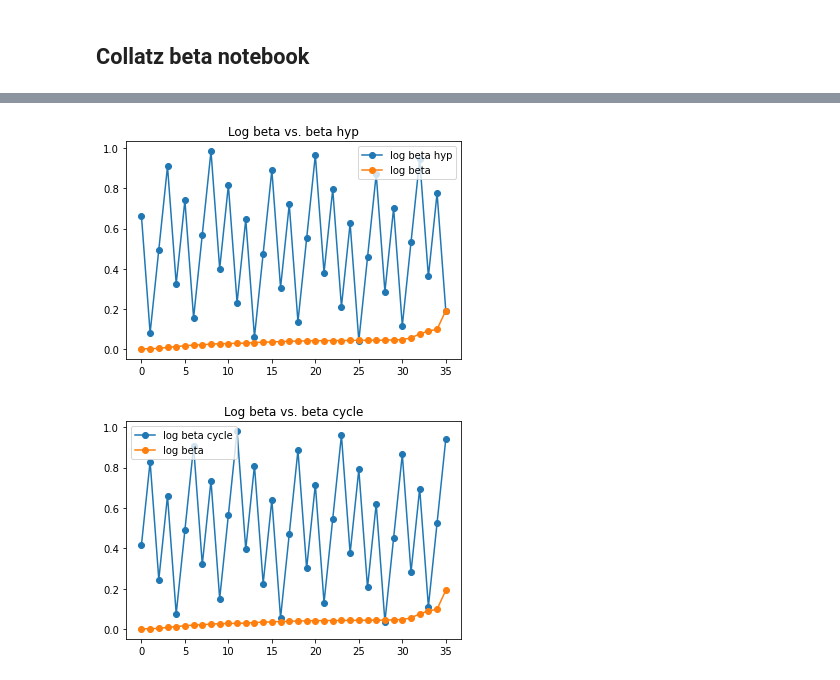
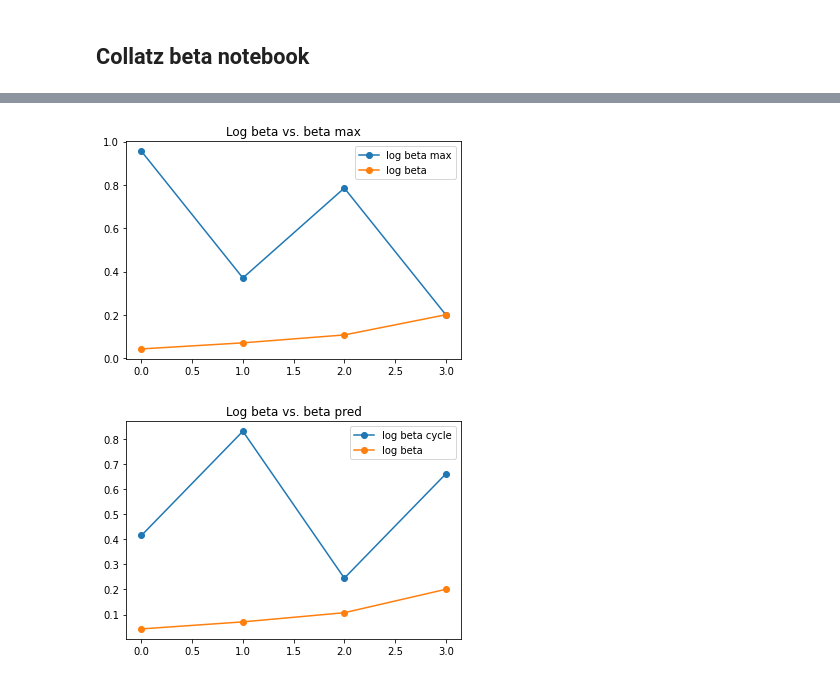
Before and after one commit to c4ristian/collatz, a Jupyter notebook: notebooks/beta.ipynb, the cells around one changed output, grey strips where cells are left out. Drawn from its saved outputs; the diff is of its cells as text; code cells hidden in the pictures.

```diff
--- a/notebooks/beta.ipynb
+++ b/notebooks/beta.ipynb
@@ -12,6 +12,7 @@ import sys
 sys.path.append("..")
 
 # Imports
+from fractions import Fraction
 import random as rnd
 import matplotlib.pyplot as plt
 from math import log2
@@ -22,14 +23,14 @@ from collatz import generator as gen
 
 # Configuration
 k = 3
-max_value = 1001
+max_value = 101
 max_iterations = 300
 start_value = rnd.randint(1, max_value)
 
 if start_value % 2 == 0:
     start_value = start_value + 1
 
-# start_value = 27
+# start_value = 1
 
 pd.set_option('display.expand_frame_repr', False)
 pd.set_option('display.max_rows', 10000)
@@ -58,26 +59,39 @@ analysis_frame["alpha_max"] = analysis_frame["alpha_max"].astype('int64') + 1
 analysis_frame["beta_i"] = 1 + 1/(k*analysis_frame["collatz"])
 analysis_frame["beta"] = analysis_frame["beta_i"].cumprod()
 analysis_frame["beta_log"] = analysis_frame["beta"].apply(log2)
-analysis_frame["beta_log_hyp"] = analysis_frame["alpha_max"] - \
+analysis_frame["beta_log_max"] = analysis_frame["alpha_max"] - \
                              analysis_frame["n"] * log2(k) - log2(start_value)
 
-analysis_frame["beta_log_cycle"] = (analysis_frame["n"] * log2(k)).astype('int64') + 1 - \
+analysis_frame["beta_log_pred"] = (analysis_frame["n"] * log2(k)).astype('int64') + 1 - \
                                    analysis_frame["n"] * log2(k)
 
-analysis_frame["beta_hyp"] = 2**analysis_frame["beta_log_hyp"]
+analysis_frame["beta_max"] = 2**analysis_frame["beta_log_max"]
+analysis_frame["beta_pred"] = 2**analysis_frame["beta_log_pred"]
 
-analysis_frame["beta_log_diff"] = \
-    (analysis_frame["beta_log_hyp"] - analysis_frame["beta_log"]).round(5)
+analysis_frame["beta_frac"] = analysis_frame["beta"].apply(
+    Fraction.from_float).apply(Fraction.limit_denominator)
+
+analysis_frame["beta_max_frac"] = analysis_frame["beta_max"].apply(
+    Fraction.from_float).apply(Fraction.limit_denominator)
+
+analysis_frame["beta_pred_frac"] = analysis_frame["beta_pred"].apply(
+    Fraction.from_float).apply(Fraction.limit_denominator)
 
 # Print results
 print_frame = analysis_frame[[
-    "n", "collatz","next_odd",  "alpha_sum",
-    "beta", "beta_hyp", "beta_log", "beta_log_hyp", "beta_log_cycle"]]
+    "n", "collatz","next_odd",
+    "beta", "beta_max", "beta_pred",
+    "beta_frac", "beta_max_frac", "beta_pred_frac"
+]]
 
-print_frame.columns = ["n","vi", "vi_1", "a",
-                       "b", "b_hyp", "b_log", "b_log_hyp", "b_log_cyc"]
+print_frame.columns = ["n","vi", "vi_1",
+                       "b", "b_max", "b_pred",
+                       "b_frac", "b_max_frac", "b_pred_frac"]
+
+final_beta = analysis_frame["beta"][len(analysis_frame)-1]
 
 print("v1:", start_value, " K:", k,
+      " beta:", final_beta,
       "\n")
 
 print(print_frame.to_string(index=False), "\n")
@@ -102,17 +106,17 @@ v1: 861  K: 3
 # %%
 # Plot results
 plt.figure()
-plt.title("Log beta vs. beta hyp")
-plt.plot(analysis_frame["beta_log_hyp"], "-o", label="log beta hyp")
+plt.title("Log beta vs. beta max")
+plt.plot(analysis_frame["beta_log_max"], "-o", label="log beta max")
 plt.plot(analysis_frame["beta_log"], "-o", label='log beta')
 plt.legend()
 
 plt.figure()
-plt.title("Log beta vs. beta cycle")
-plt.plot(analysis_frame["beta_log_cycle"], "-o", label="log beta cycle")
+plt.title("Log beta vs. beta pred")
+plt.plot(analysis_frame["beta_log_pred"], "-o", label="log beta cycle")
 plt.plot(analysis_frame["beta_log"], "-o", label='log beta')
 plt.legend()
 plt.show()
 # %% [output]
-[figure, old version]
+[figure, new version]
-[figure, old version]
+[figure, new version]
```
Also changed, not shown: parts of 1 cell of this notebook.
